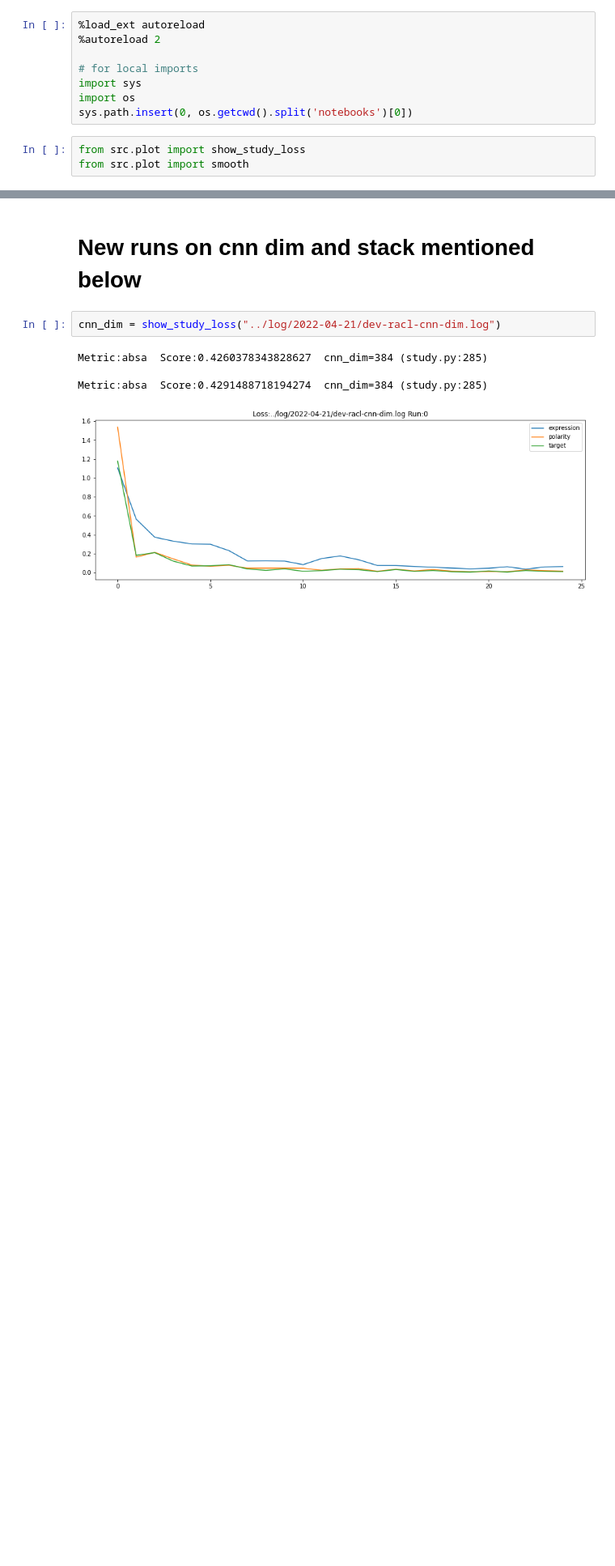
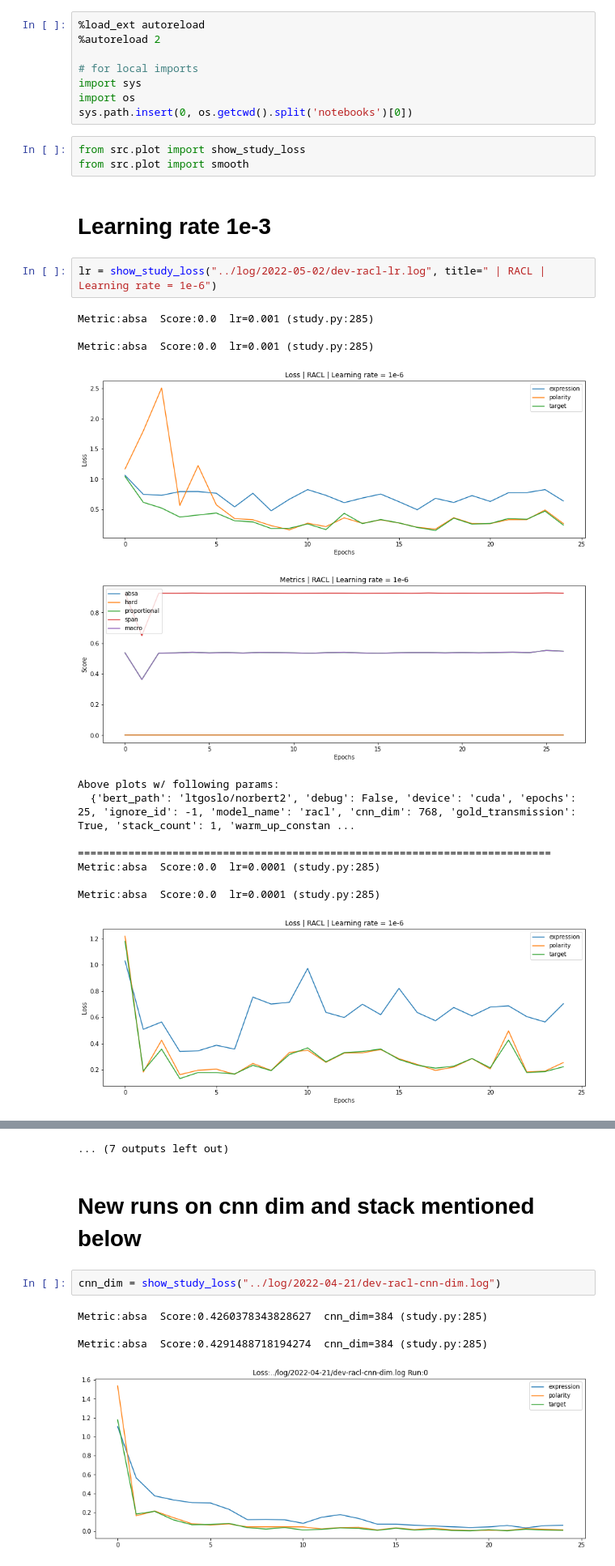
Before and after one commit to pmhalvor/fgsa, a Jupyter notebook: notebooks/hyper-racl.ipynb, the cells around one changed output, grey strips where cells are left out. Shown at 81% size. Saved outputs shown, nothing was run; the diff lists cells and outputs as text; blank space fills up the shorter version.

```diff
--- a/notebooks/hyper-racl.ipynb
+++ b/notebooks/hyper-racl.ipynb
@@ -9,3 +9,21 @@ sys.path.insert(0, os.getcwd().split('notebooks')[0])
 # %%
 from src.plot import show_study_loss
 from src.plot import smooth
+# %% [markdown]
+# Learning rate 1e-3
+# %%
+lr = show_study_loss("../log/2022-05-02/dev-racl-lr.log", title=" | RACL | Learning rate = 1e-6")
+# %% [output]
+Metric:absa  Score:0.0  lr=0.001 (study.py:285)
+
+Metric:absa  Score:0.0  lr=0.001 (study.py:285)
+[figure, added]
+[figure, added]
+Above plots w/ following params:
+  {'bert_path': 'ltgoslo/norbert2', 'debug': False, 'device': 'cuda', 'epochs': 25, 'ignore_id': -1, 'model_name': 'racl', 'cnn_dim': 768, 'gold_transmission': True, 'stack_count': 1, 'warm_up_constan ...
+
+===========================================================================
+Metric:absa  Score:0.0  lr=0.0001 (study.py:285)
+
+Metric:absa  Score:0.0  lr=0.0001 (study.py:285)
+[figure, added]
@@ -12,3 +49,4 @@ from src.plot import smooth
+... (7 outputs left out)
 # %% [markdown]
 # New runs on cnn dim and stack mentioned below
 # %%
```
Also changed, not shown: parts of 2 cells of this notebook.
